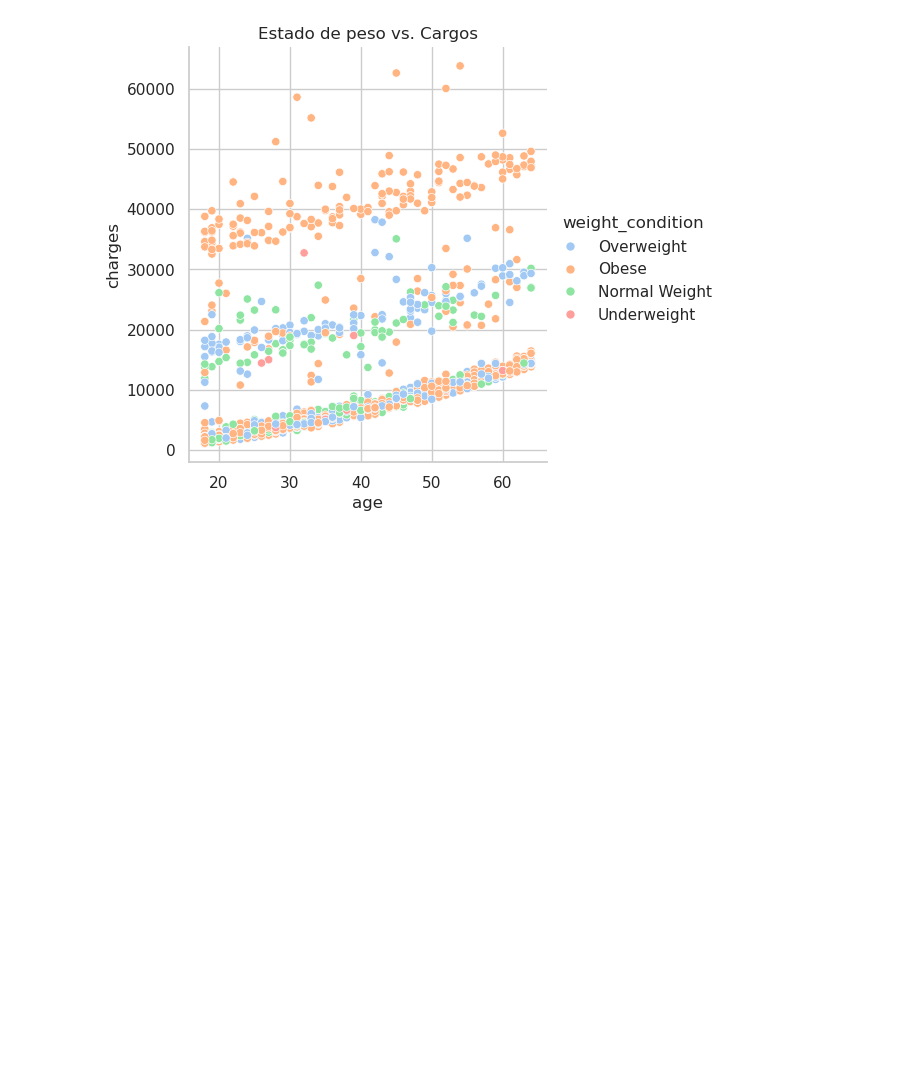
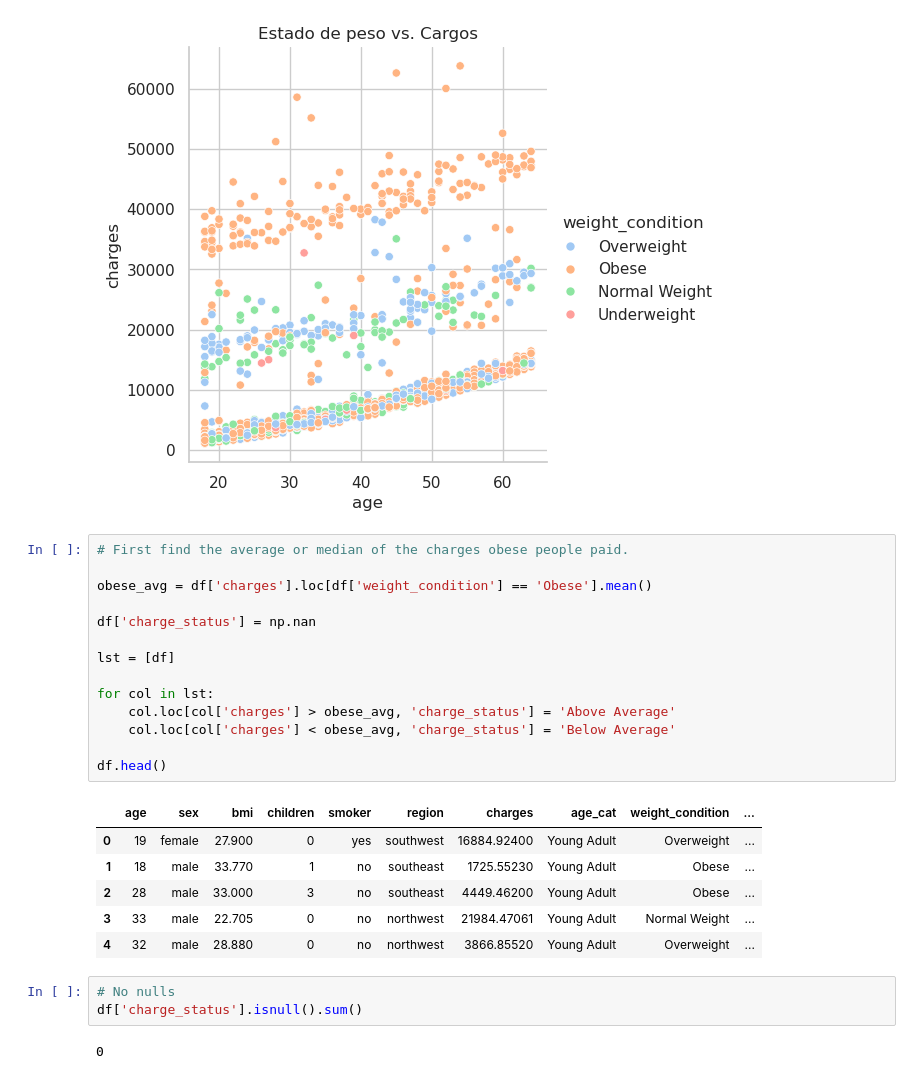
Before and after one commit to antonio-xrp/regresion-lineal, a Jupyter notebook: notebooks/0.3-antoniolml-medical-cost.ipynb, the cells around one changed output. Cells and saved outputs as stored; diff of their text form; blank space fills up the shorter version.

```diff
--- a/notebooks/0.3-antoniolml-medical-cost.ipynb
+++ b/notebooks/0.3-antoniolml-medical-cost.ipynb
@@ -346,3 +346,29 @@ with sns.color_palette("pastel"):
     plt.title('Estado de peso vs. Cargos')
 # %% [output]
 [figure]
+# %%
+# First find the average or median of the charges obese people paid.
+
+obese_avg = df['charges'].loc[df['weight_condition'] == 'Obese'].mean()
+
+df['charge_status'] = np.nan
+
+lst = [df]
+
+for col in lst:
+    col.loc[col['charges'] > obese_avg, 'charge_status'] = 'Above Average'
+    col.loc[col['charges'] < obese_avg, 'charge_status'] = 'Below Average'
+
+df.head()
+# %% [output]
+|  | age | sex | bmi | children | smoker | region | charges | age_cat | weight_condition | ... |
+| 0 | 19 | female | 27.900 | 0 | yes | southwest | 16884.92400 | Young Adult | Overweight | ... |
+| 1 | 18 | male | 33.770 | 1 | no | southeast | 1725.55230 | Young Adult | Obese | ... |
+| 2 | 28 | male | 33.000 | 3 | no | southeast | 4449.46200 | Young Adult | Obese | ... |
+| 3 | 33 | male | 22.705 | 0 | no | northwest | 21984.47061 | Young Adult | Normal Weight | ... |
+| 4 | 32 | male | 28.880 | 0 | no | northwest | 3866.85520 | Young Adult | Overweight | ... |
+# %%
+# No nulls
+df['charge_status'].isnull().sum()
+# %% [output]
+0
```
Also changed, not shown: parts of 4 cells of this notebook.
